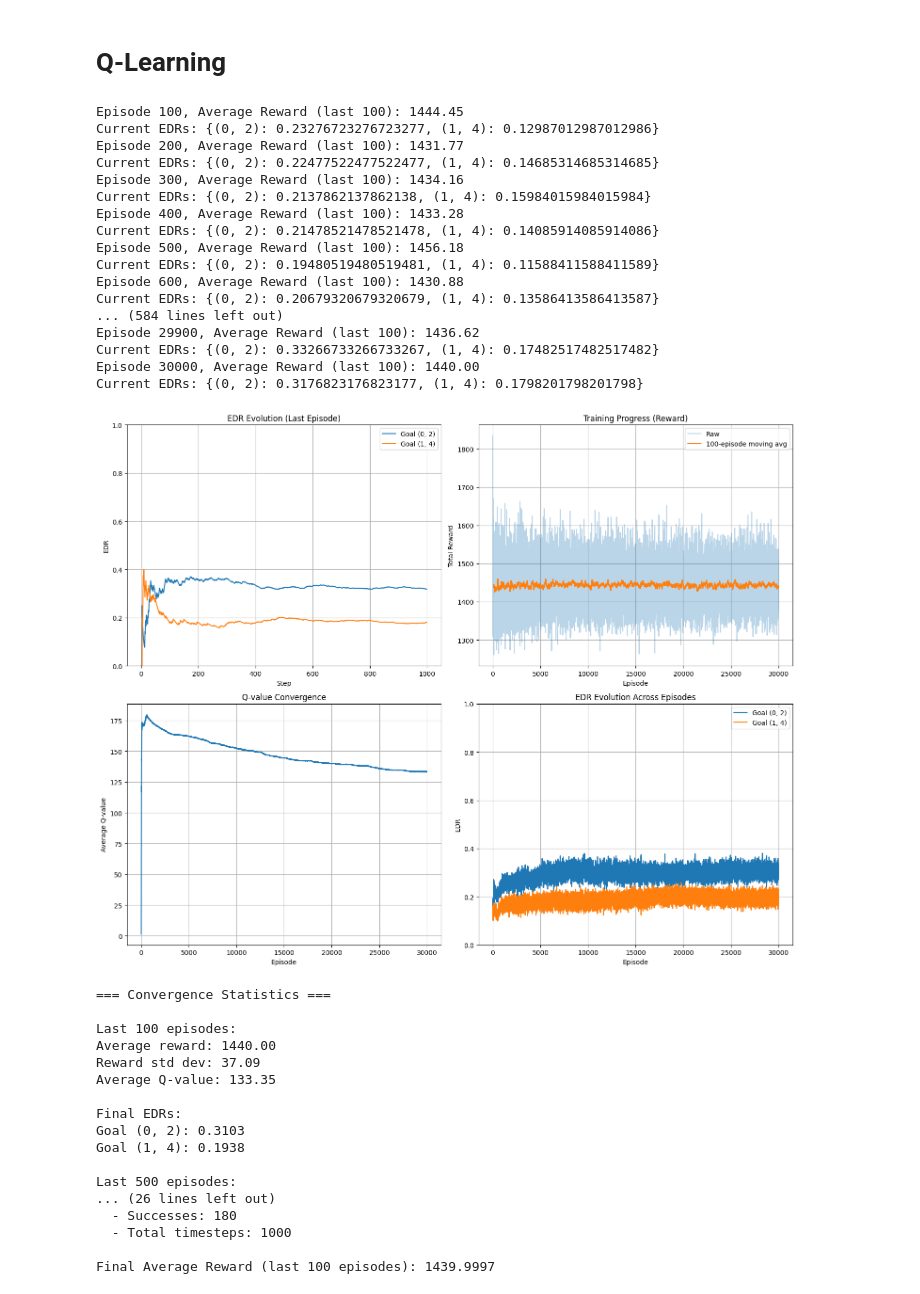
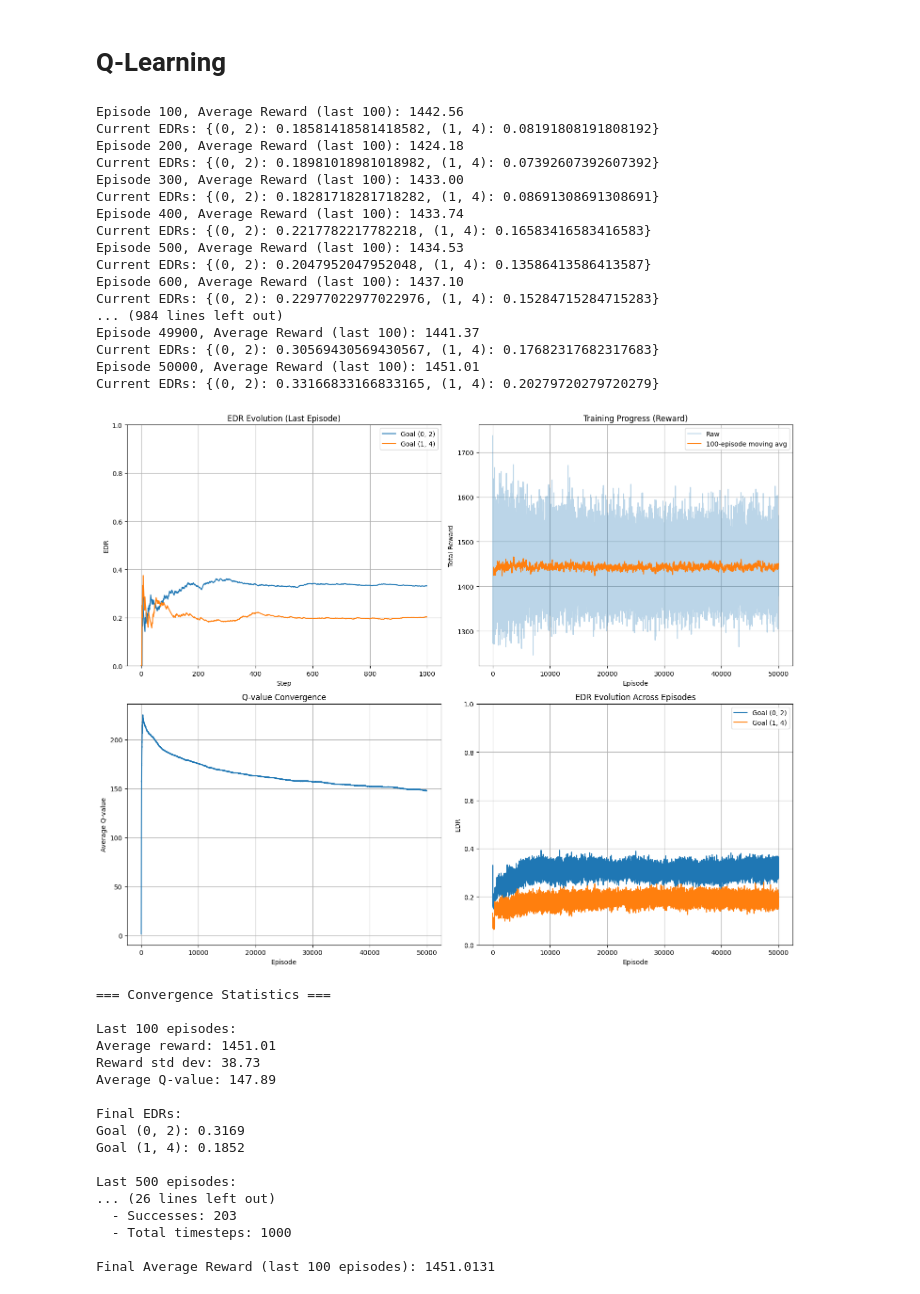
Before and after one commit to Berat03/quantumScheduling, a Jupyter notebook: new/qLearningPolicy.ipynb, the cells around one changed output. Cells and saved outputs as stored; diff of their text form; code cells hidden in the pictures.

```diff
--- a/new/qLearningPolicy.ipynb
+++ b/new/qLearningPolicy.ipynb
@@ -430,66 +430,66 @@ maxAge = 2
 
 # First generate all transitions using your existing code
 all_transitions = generateAllStateTransitions(edges, goalEdges, pSwap, pGen, maxAge)
 
 # Create and train agent
 agent = QuantumNetworkQLearning(
     edges=edges,
     goalEdges=goalEdges,
     all_transitions=all_transitions,
     pSwap=pSwap,
     pGen=pGen,
     maxAge=maxAge
 )
-agent.train(num_episodes=30000, max_steps=1000)
+agent.train(num_episodes=50000, max_steps=1000)
 agent.plot_results()
 
 # Print final statistics
 print("\n=== Final Statistics ===")
 print(f"Parameters: pSwap={pSwap}, pGen={pGen}, maxAge={maxAge}")
 print(f"Network: edges={edges}, goals={goalEdges}")
 
 print("\nFinal EDRs (Last Episode):")
 total_timesteps = len(next(iter(agent.edr_history.values())))
 for goal in agent.goalEdges:
     final_edr = agent.goal_success_counts[goal] / total_timesteps
     print(f"Goal {goal}: EDR = {final_edr:.6f}")
     print(f"  - Successes: {agent.goal_success_counts[goal]}")  # Changed this line
     print(f"  - Total timesteps: {total_timesteps}")
 
 print(f"\nFinal Average Reward (last 100 episodes): {np.mean(agent.reward_history[-100:]):.4f}")
 # %% [output]
-Episode 100, Average Reward (last 100): 1444.45
-Current EDRs: {(0, 2): 0.23276723276723277, (1, 4): 0.12987012987012986}
-Episode 200, Average Reward (last 100): 1431.77
-Current EDRs: {(0, 2): 0.22477522477522477, (1, 4): 0.14685314685314685}
-Episode 300, Average Reward (last 100): 1434.16
-Current EDRs: {(0, 2): 0.2137862137862138, (1, 4): 0.15984015984015984}
-Episode 400, Average Reward (last 100): 1433.28
-Current EDRs: {(0, 2): 0.21478521478521478, (1, 4): 0.14085914085914086}
-Episode 500, Average Reward (last 100): 1456.18
-Current EDRs: {(0, 2): 0.19480519480519481, (1, 4): 0.11588411588411589}
-Episode 600, Average Reward (last 100): 1430.88
-Current EDRs: {(0, 2): 0.20679320679320679, (1, 4): 0.13586413586413587}
-... (584 lines left out)
-Episode 29900, Average Reward (last 100): 1436.62
-Current EDRs: {(0, 2): 0.33266733266733267, (1, 4): 0.17482517482517482}
-Episode 30000, Average Reward (last 100): 1440.00
-Current EDRs: {(0, 2): 0.3176823176823177, (1, 4): 0.1798201798201798}
+Episode 100, Average Reward (last 100): 1442.56
+Current EDRs: {(0, 2): 0.18581418581418582, (1, 4): 0.08191808191808192}
+Episode 200, Average Reward (last 100): 1424.18
+Current EDRs: {(0, 2): 0.18981018981018982, (1, 4): 0.07392607392607392}
+Episode 300, Average Reward (last 100): 1433.00
+Current EDRs: {(0, 2): 0.18281718281718282, (1, 4): 0.08691308691308691}
+Episode 400, Average Reward (last 100): 1433.74
+Current EDRs: {(0, 2): 0.2217782217782218, (1, 4): 0.16583416583416583}
+Episode 500, Average Reward (last 100): 1434.53
+Current EDRs: {(0, 2): 0.2047952047952048, (1, 4): 0.13586413586413587}
+Episode 600, Average Reward (last 100): 1437.10
+Current EDRs: {(0, 2): 0.22977022977022976, (1, 4): 0.15284715284715283}
+... (984 lines left out)
+Episode 49900, Average Reward (last 100): 1441.37
+Current EDRs: {(0, 2): 0.30569430569430567, (1, 4): 0.17682317682317683}
+Episode 50000, Average Reward (last 100): 1451.01
+Current EDRs: {(0, 2): 0.33166833166833165, (1, 4): 0.20279720279720279}
-[figure, old version]
+[figure, new version]
 === Convergence Statistics ===
 
 Last 100 episodes:
-Average reward: 1440.00
-Reward std dev: 37.09
-Average Q-value: 133.35
+Average reward: 1451.01
+Reward std dev: 38.73
+Average Q-value: 147.89
 
 Final EDRs:
-Goal (0, 2): 0.3103
-Goal (1, 4): 0.1938
+Goal (0, 2): 0.3169
+Goal (1, 4): 0.1852
 
 Last 500 episodes:
 ... (26 lines left out)
-  - Successes: 180
+  - Successes: 203
   - Total timesteps: 1000
 
-Final Average Reward (last 100 episodes): 1439.9997
+Final Average Reward (last 100 episodes): 1451.0131
```
Also changed, not shown: 7 other files.
